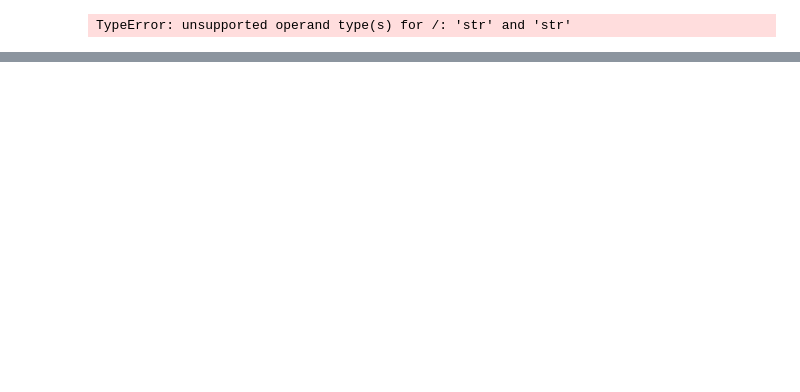
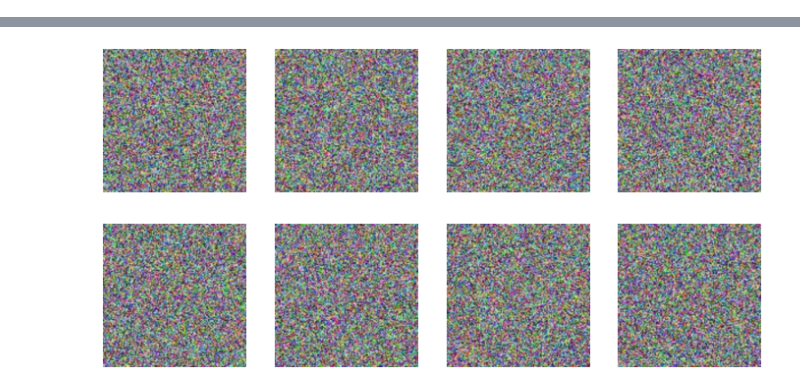
Before and after one commit to mfeigley12/petbuilders2, a Jupyter notebook: code.ipynb, the cells around one changed output, grey strips where cells are left out. Cells and saved outputs as stored; diff of their text form; code cells hidden in the pictures; blank space fills up the shorter version.

```diff
--- a/code.ipynb
+++ b/code.ipynb
@@ -103,19 +98,20 @@ So `number_workers` is changed to 0 to avoid getting stuck
 def petfinder_rmse(monitor, target):
     return 100 * torch.sqrt(tnnf.mse_loss(tnnf.sigmoid(monitor.flatten()), target))
 # %%
-def learner(dls, model):
+def learner(dls, model_input):
     print("Test")
-    model = Learner(dls, model, loss_func=fvision.BCEWithLogitsLossFlat(), metrics=petfinder_rmse).to_fp16()
+    model = Learner(dls, model_input, loss_func=fvision.BCEWithLogitsLossFlat(), metrics=petfinder_rmse).to_fp32()
     model.lr_find(end_lr=3e-2)
-    model.fit_one_cycle(10, 2e-5, cbs=[SaveModelCallback(),
+    model.fit_one_cycle(20, 2e-5, cbs=[SaveModelCallback(),
                                        EarlyStoppingCallback(monitor='petfinder_rmse', comp=np.less, patience=3)])
     model.recorder.plot_loss()
     model = model.to_fp32()
     model.save('fine-tuned')
     print('Saved')
     model.export()
+    return model
 
-learner(dls, health)
+learn = learner(dls, health)
 # %% [output]
 Test
 [interactive output not drawn]
@@ -128,18 +126,17 @@ Saved
 # %%
-def inference(dataset_path, dls, train_df):
-    test_df = pd.read_csv("%s/test.csv"%dataset_path)#pd.read_csv(path + 'test.csv')
+def inference(dataset_path, dls, train_df, learn):
+    test_df = pd.read_csv("%s/test.csv"%dataset_path)
     test_df.head()
     test_df['Pawpularity'] = [1]*len(test_df)
-    test_df['path'] = test_df['Id'].map(lambda x:str(dataset_path/'test'/x)+'.jpg')
+    test_df['path'] = test_df['Id'].map(lambda x:str("%s/test/%s" % (dataset_path, x))+'.jpg')
     test_df = test_df.drop(columns=['Id'])
     train_df['norm_score'] = train_df['Pawpularity']/100
     test_dl = dls.test_dl(test_df)
     test_dl.show_batch()
     preds, _ = learn.tta(dl=test_dl, n=5, beta=0)
-    sample_df = pd.read_csv(dataset_path/'sample_submission.csv')
+    sample_df = pd.read_csv(dataset_path+'/sample_submission.csv')
     sample_df['Pawpularity'] = preds.float().numpy()*100
     sample_df.to_csv('submission.csv',index=False)
 
-inference(path, dls, train_df)
+inference(path, dls, train_df, learn)
 # %% [output]
-TypeError: unsupported operand type(s) for /: 'str' and 'str'
@@ -146,3 +145,4 @@ TypeError: unsupported operand type(s) for /: 'str' and 'str'
+[figure, added]
 # %%
 def main():
     torch.cuda.empty_cache()
```
Also changed, not shown: parts of 6 cells of this notebook.
